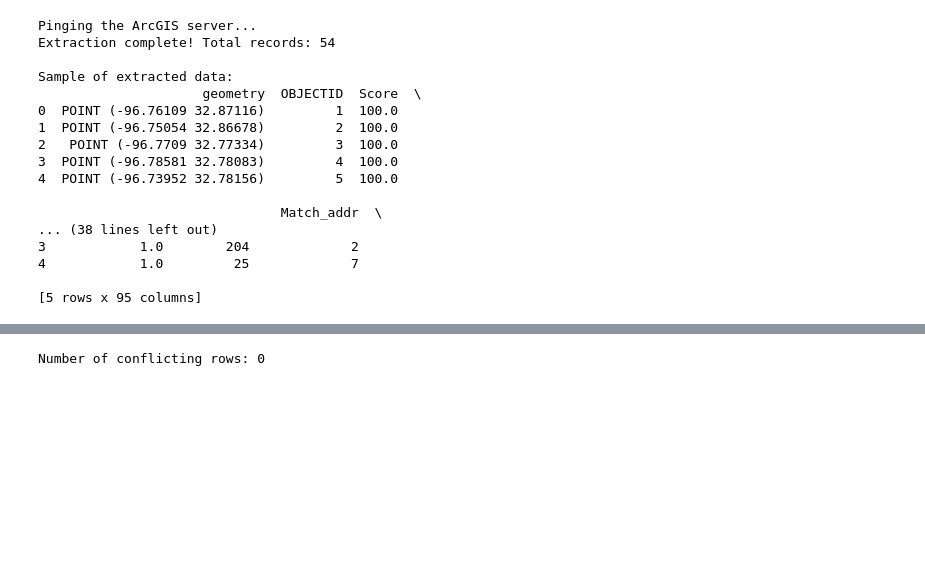
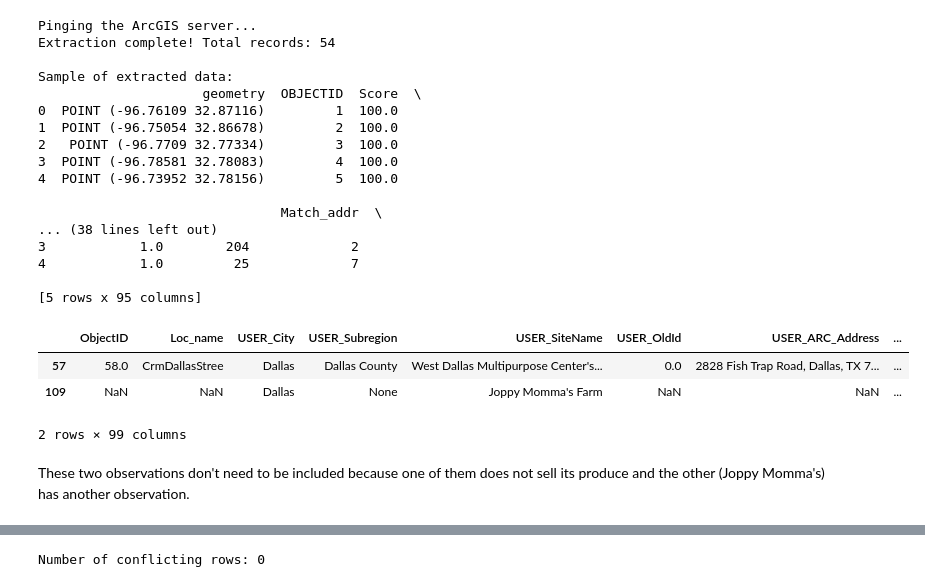
Before and after one commit to sarazarea26/fooddesertproject, a Jupyter notebook: urbanFarmScraping.ipynb, the cells around one changed output, grey strips where cells are left out. Cells and saved outputs as stored; diff of their text form; code cells hidden in the pictures; blank space fills up the shorter version.

```diff
--- a/urbanFarmScraping.ipynb
+++ b/urbanFarmScraping.ipynb
@@ -240,6 +241,14 @@ if d24.crs != d22.crs:
 climateDirect = pd.concat([d24, d22], ignore_index=True)
 
 climateDirectGDF = gpd.GeoDataFrame(climateDirect, geometry='geometry', crs=d24.crs)
-# %%
-climateDirectGDF = climateDirectGDF.iloc[:, 0:62]
-climateDirectGDF = climateDirectGDF.iloc[:, list(range(0,8)) + list(range(14, 33)) + list(range(59, 62))]
+# %%
+# checking which observations are missing in the category variables
+target_cols = ['USER_Wholesale', 'USER_Retail', 'USER_UrbanFarm', 'USER_MKTGRDN']
+climateDirectGDF[climateDirectGDF[target_cols].isnull().any(axis=1)]
+# %% [output]
+|  | ObjectID | Loc_name | USER_City | USER_Subregion | USER_SiteName | USER_OldId | USER_ARC_Address | ... |
+| 57 | 58.0 | CrmDallasStree | Dallas | Dallas County | West Dallas Multipurpose Center's... | 0.0 | 2828 Fish Trap Road, Dallas, TX 7... | ... |
+| 109 | NaN | NaN | Dallas | None | Joppy Momma's Farm | NaN | NaN | ... |
+2 rows × 99 columns
+# %% [markdown]
+These two observations don't need to be included because one of them does not sell its produce and the other (Joppy Momma's) has another observation.
```
Also changed, not shown: parts of 21 cells of this notebook, 1 other file.
